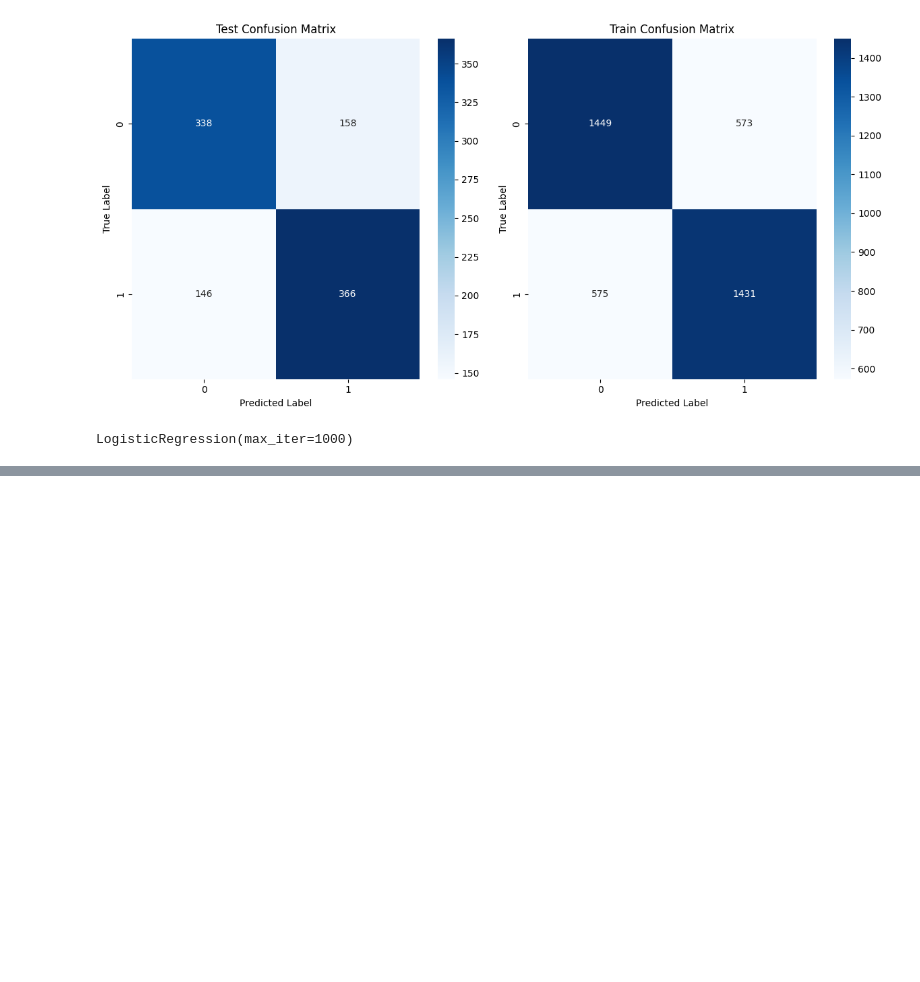
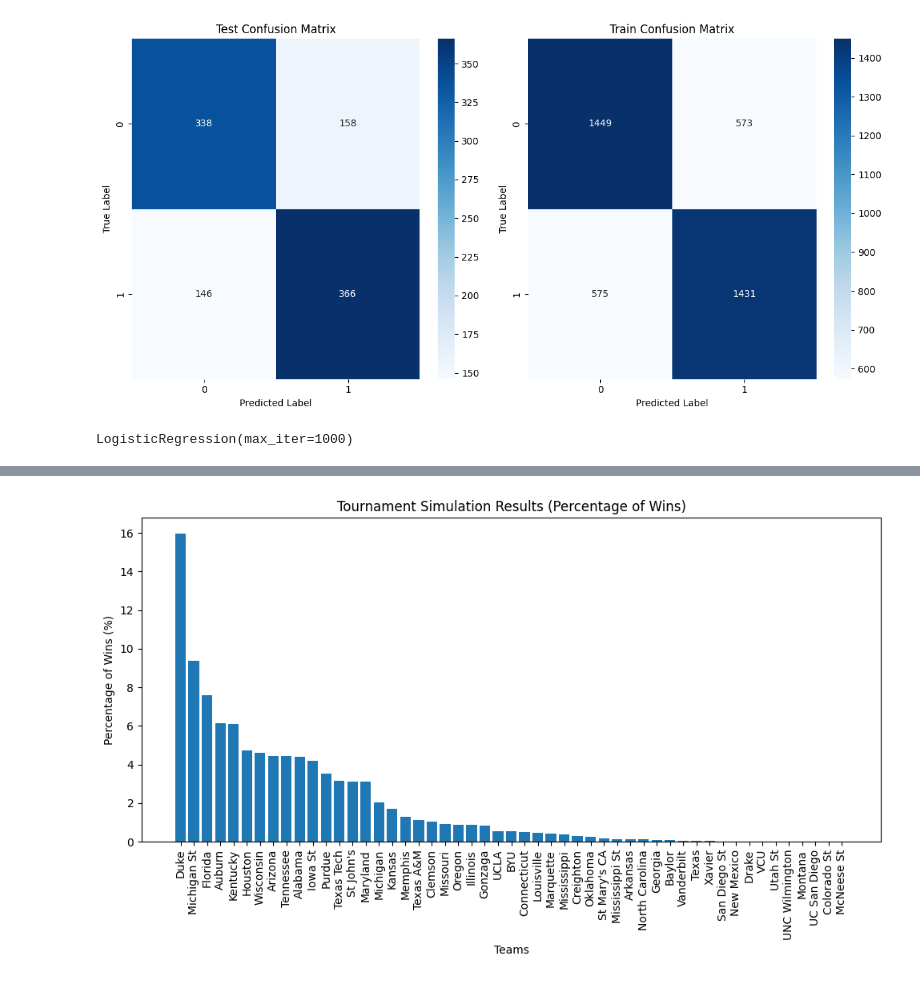
Before and after one commit to sydsaenz/18.065FinalProject, a Jupyter notebook: 18_065FinalProjectModel1.ipynb, the cells around one changed output, grey strips where cells are left out. Saved outputs shown, nothing was run; the diff lists cells and outputs as text; code cells hidden in the pictures; blank space fills up the shorter version.

```diff
--- a/18_065FinalProjectModel1.ipynb
+++ b/18_065FinalProjectModel1.ipynb
@@ -55,5 +93,7 @@ Name: field_success_rate, dtype: float64
 ------------------------------------------
 # %%
-# 12833 rows. number of unique rows:
-len(team_data[["TeamID", "Season"]].drop_duplicates())
+for team_id in team_data["TeamID"]:
+  if team_id not in ids_to_names:
+    print(f"unknown team id: {team_id}")
+print(f"number of unique rows: {len(team_data[ ['TeamID', 'Season'] ].drop_duplicates())}")
 # %% [output]
@@ -261,0 +358,7 @@ LogisticRegression(max_iter=1000)
+# %%
+def get_initial_seeds_pairs(year):
+  df = initial_seeds[initial_seeds["Season"] == year]
+  pairs = []
+  for i,row in df.iterrows():
+    pairs.append((Team(team_id=row["TeamID"]),row["Seed"]))
+  return pairs
@@ -261,0 +624,34 @@ LogisticRegression(max_iter=1000)
+# %%
+iters = 10000
+winner_counts = defaultdict(int)
+
+for _ in range(iters):
+  bracket = Bracket_simulation(team_data, 2025, logreg_full, ids_to_names)
+  bracket.run_tournament(verbose=False)
+  winner = bracket.final.winner.name
+  winner_counts[winner] += 1
+# %%
+# prompt: make a bar plot with winner_counts. sort the teams in decreasing number of wins. make it a percentage of wins
+
+import matplotlib.pyplot as plt
+
+# Assuming winner_counts is already populated from the previous code
+
+# Sort teams by decreasing number of wins
+sorted_winners = dict(sorted(winner_counts.items(), key=lambda item: item[1], reverse=True))
+
+# Calculate percentages
+total_iterations = sum(winner_counts.values())
+percentages = {team: (count / total_iterations) * 100 for team, count in sorted_winners.items()}
+
+# Create the bar plot
+plt.figure(figsize=(10, 6))
+plt.bar(percentages.keys(), percentages.values())
+plt.xlabel("Teams")
+plt.ylabel("Percentage of Wins (%)")
+plt.title("Tournament Simulation Results (Percentage of Wins)")
+plt.xticks(rotation=90)  # Rotate x-axis labels for better readability
+plt.tight_layout()
+plt.show()
+# %% [output]
+[figure, added]
```
Also changed, not shown: parts of 24 cells of this notebook.
